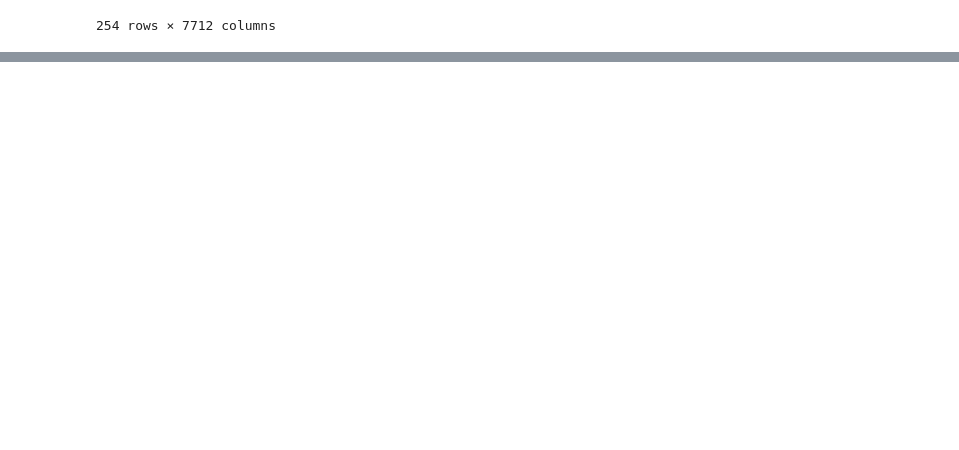
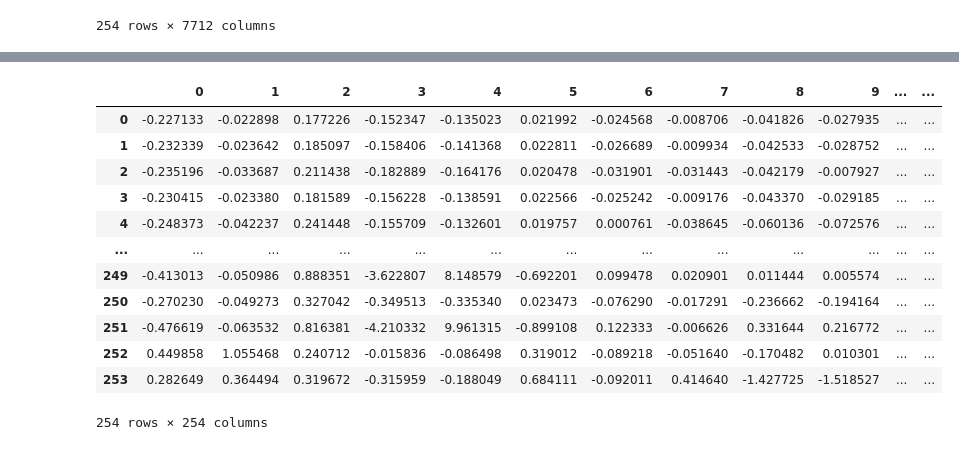
Before and after one commit to USFOneHealthCodeathon2020/Team6_LimSharma, a Jupyter notebook: Internal_Microbime_Analyses.ipynb, the cells around one changed output, grey strips where cells are left out. Saved outputs shown, nothing was run; the diff lists cells and outputs as text; code cells hidden in the pictures; blank space fills up the shorter version.

```diff
--- a/Internal_Microbime_Analyses.ipynb
+++ b/Internal_Microbime_Analyses.ipynb
@@ -142,0 +199,33 @@ df2
+# %%
+def PCA_processing(filename):
+    all_data  = pd.read_csv(filename, index_col=False)
+    data = all_data[all_data.columns[1:]]
+    data
+
+    pca = PCA()
+    principalComponents = pca.fit_transform(data)
+    principalDf = pd.DataFrame(data = principalComponents)
+#                  , columns = ['principal component 1', 'principal component 2','principal component 3','principal component 4'])
+    principalDf
+
+#     CP1= principalDf["principal component 1"].values.tolist()
+#     CP2= principalDf["principal component 2"].values.tolist()
+#     CP3= principalDf["principal component 3"].values.tolist()
+    return principalDf
+# %%
+pca_data=PCA_processing("Normalized_without_null_values.csv")
+pca_data
+# %% [output]
+|  | 0 | 1 | 2 | 3 | 4 | 5 | 6 | 7 | 8 | 9 | ... | ... |
+| 0 | -0.227133 | -0.022898 | 0.177226 | -0.152347 | -0.135023 | 0.021992 | -0.024568 | -0.008706 | -0.041826 | -0.027935 | ... | ... |
+| 1 | -0.232339 | -0.023642 | 0.185097 | -0.158406 | -0.141368 | 0.022811 | -0.026689 | -0.009934 | -0.042533 | -0.028752 | ... | ... |
+| 2 | -0.235196 | -0.033687 | 0.211438 | -0.182889 | -0.164176 | 0.020478 | -0.031901 | -0.031443 | -0.042179 | -0.007927 | ... | ... |
+| 3 | -0.230415 | -0.023380 | 0.181589 | -0.156228 | -0.138591 | 0.022566 | -0.025242 | -0.009176 | -0.043370 | -0.029185 | ... | ... |
+| 4 | -0.248373 | -0.042237 | 0.241448 | -0.155709 | -0.132601 | 0.019757 | 0.000761 | -0.038645 | -0.060136 | -0.072576 | ... | ... |
+| ... | ... | ... | ... | ... | ... | ... | ... | ... | ... | ... | ... | ... |
+| 249 | -0.413013 | -0.050986 | 0.888351 | -3.622807 | 8.148579 | -0.692201 | 0.099478 | 0.020901 | 0.011444 | 0.005574 | ... | ... |
+| 250 | -0.270230 | -0.049273 | 0.327042 | -0.349513 | -0.335340 | 0.023473 | -0.076290 | -0.017291 | -0.236662 | -0.194164 | ... | ... |
+| 251 | -0.476619 | -0.063532 | 0.816381 | -4.210332 | 9.961315 | -0.899108 | 0.122333 | -0.006626 | 0.331644 | 0.216772 | ... | ... |
+| 252 | 0.449858 | 1.055468 | 0.240712 | -0.015836 | -0.086498 | 0.319012 | -0.089218 | -0.051640 | -0.170482 | 0.010301 | ... | ... |
+| 253 | 0.282649 | 0.364494 | 0.319672 | -0.315959 | -0.188049 | 0.684111 | -0.092011 | 0.414640 | -1.427725 | -1.518527 | ... | ... |
+254 rows × 254 columns
```
Also changed, not shown: parts of 18 cells of this notebook, 5 other files.
